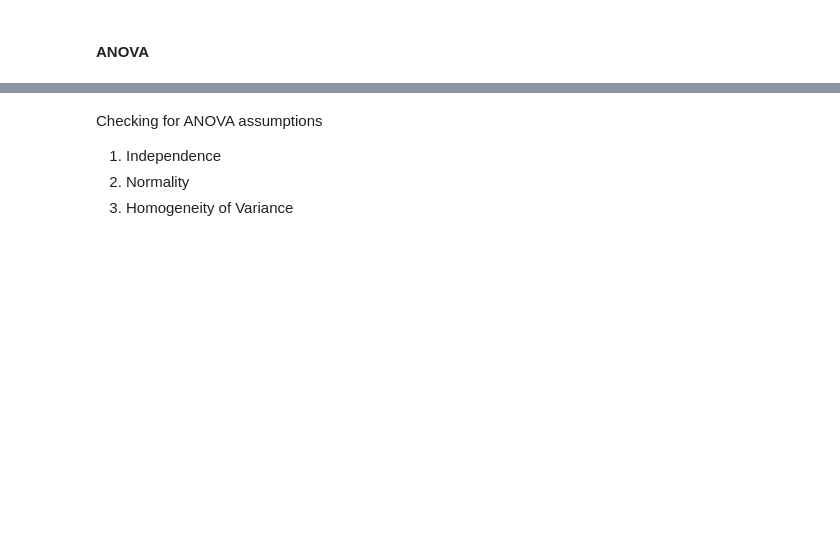
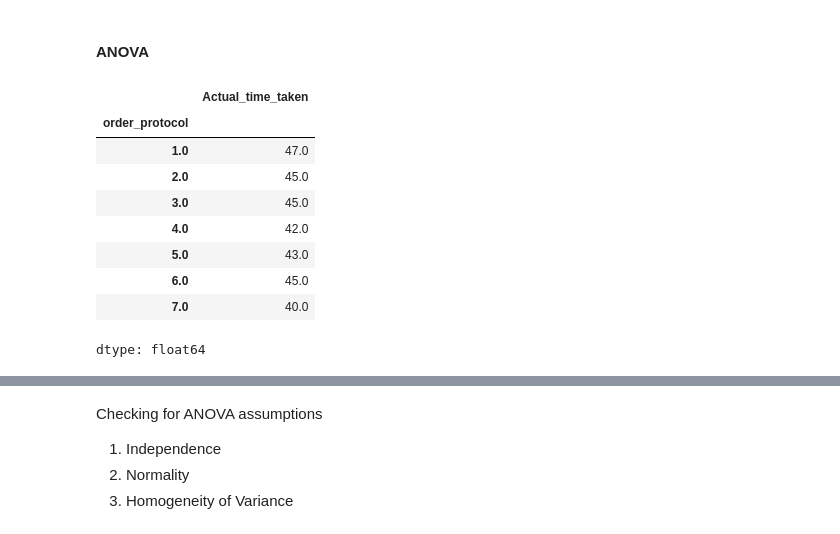
Before and after one commit to TeddyAbraham/Porter-NN-Regression-and-Classification, a Jupyter notebook: Porter_NN_Regression&Classification.ipynb, the cells around one changed output, grey strips where cells are left out. Drawn from its saved outputs; the diff is of its cells as text; code cells hidden in the pictures; blank space fills up the shorter version.

```diff
--- a/Porter_NN_Regression&Classification.ipynb
+++ b/Porter_NN_Regression&Classification.ipynb
@@ -552,0 +559,13 @@ protocol7 = df[df['order_protocol']==7]['Actual_time_taken']
+# %%
+df.groupby('order_protocol')['Actual_time_taken'].median()
+# %% [output]
+|  | Actual_time_taken |
+| order_protocol |  |
+| 1.0 | 47.0 |
+| 2.0 | 45.0 |
+| 3.0 | 45.0 |
+| 4.0 | 42.0 |
+| 5.0 | 43.0 |
+| 6.0 | 45.0 |
+| 7.0 | 40.0 |
+dtype: float64
```
Also changed, not shown: parts of 28 cells of this notebook.
